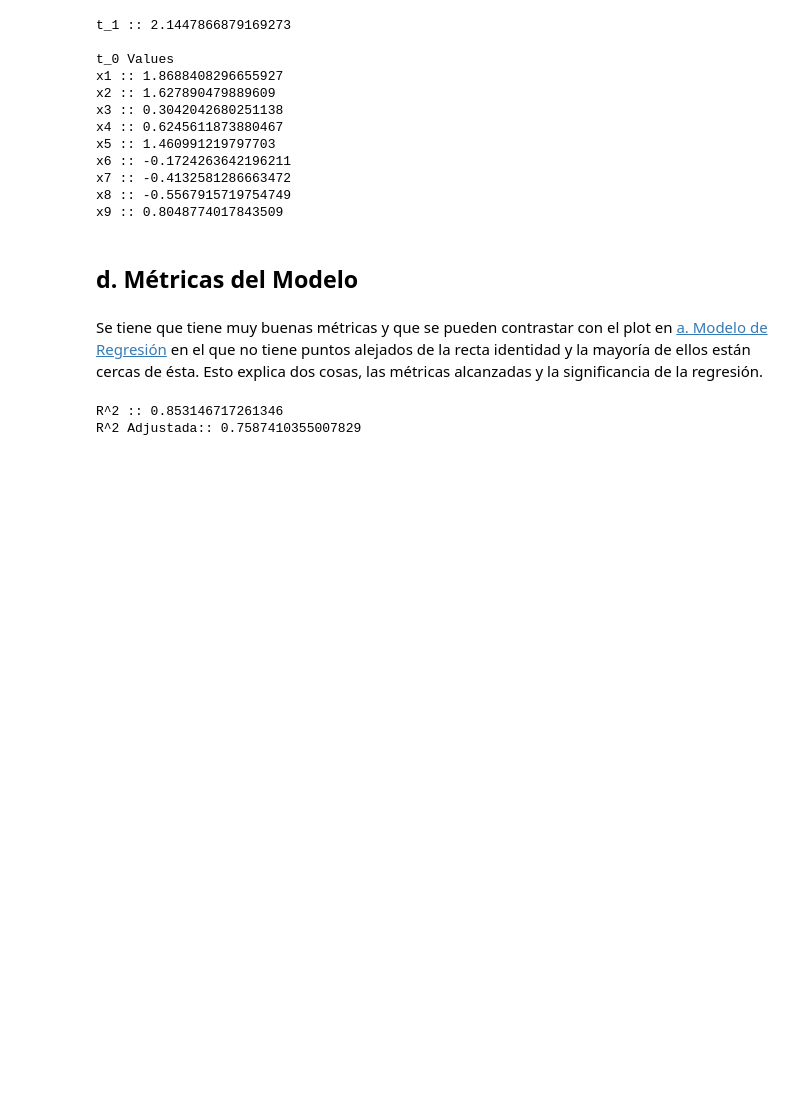
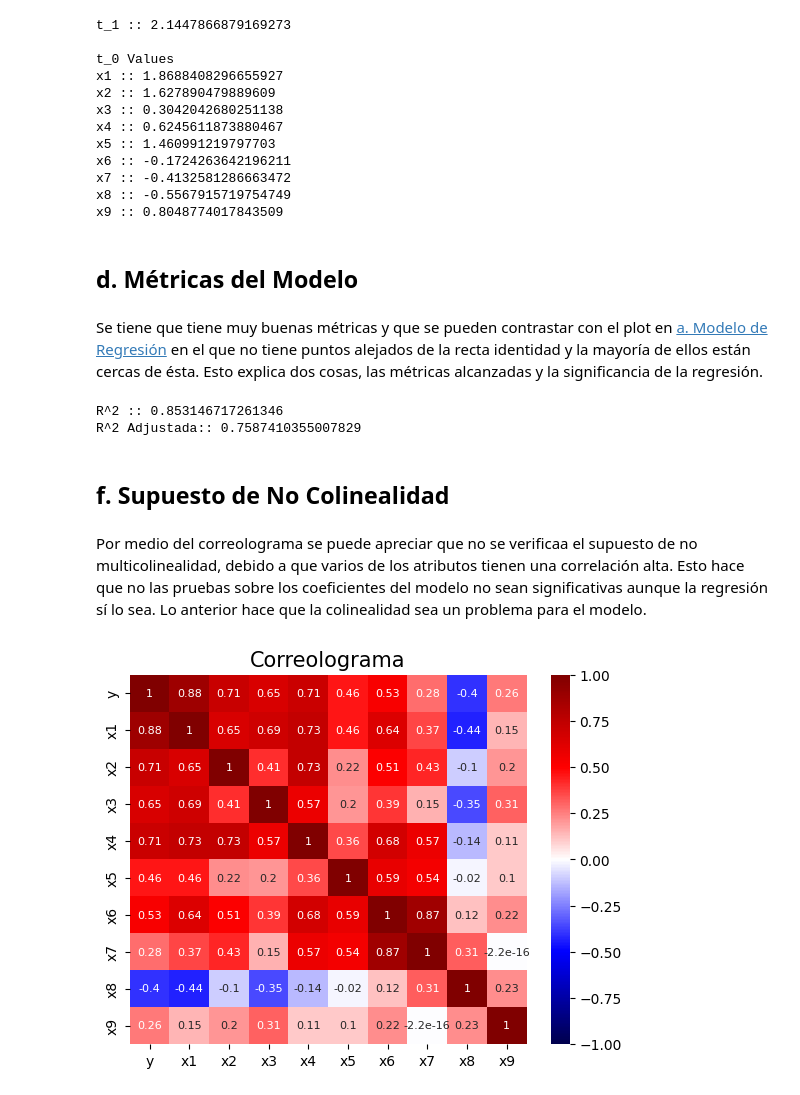
Before and after one commit to alexisuaguilaru/EstadisticaMultivariada, a Jupyter notebook: RegresionMultiple/Tareas/Tarea_03.ipynb, the cells around one changed output. Drawn from its saved outputs; the diff is of its cells as text; code cells hidden in the pictures; blank space fills up the shorter version.

```diff
--- a/RegresionMultiple/Tareas/Tarea_03.ipynb
+++ b/RegresionMultiple/Tareas/Tarea_03.ipynb
@@ -167,3 +167,25 @@ print(f'R^2 Adjustada:: {LinearModel.rsquared_adj}')
 # %% [output]
 R^2 :: 0.853146717261346
 R^2 Adjustada:: 0.7587410355007829
+# %% [markdown]
+## **f**. Supuesto de No Colinealidad
+# %% [markdown]
+Por medio del correolograma se puede apreciar que no se verificaa el supuesto de no multicolinealidad, debido a que varios de los atributos tienen una correlación alta. Esto hace que no las pruebas sobre los coeficientes del modelo no sean significativas aunque la regresión sí lo sea. Lo anterior hace que la colinealidad sea un problema para el modelo.
+# %%
+# Plot
+
+fig , axes = plt.subplots()
+
+sns.heatmap(
+    DatasetViviendas.corr(),
+    vmin = -1,
+    vmax = 1,
+    cmap = 'seismic',
+    annot = True,
+    annot_kws = {'size':8},
+    ax = axes,
+)
+
+axes.set_title('Correolograma',fontsize = 15,);
+# %% [output]
+[figure, added]
```
Also changed, not shown: parts of 10 cells of this notebook, 1 other file.
